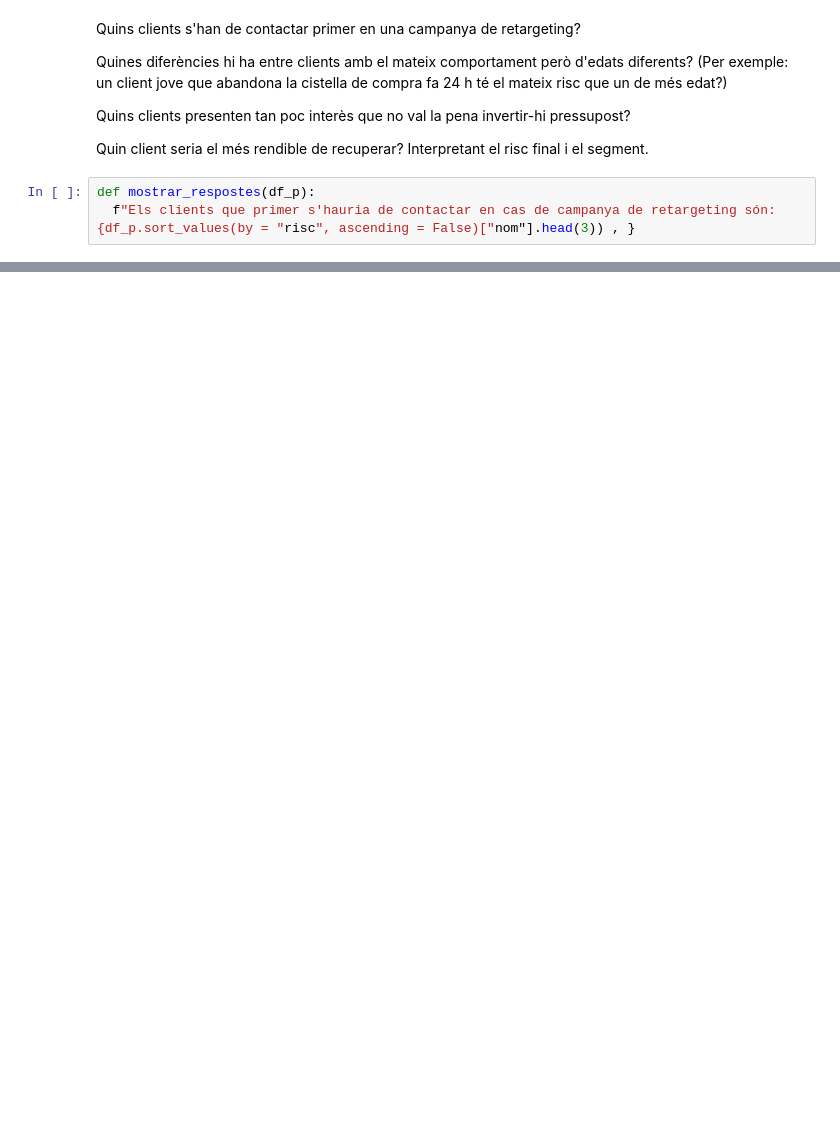
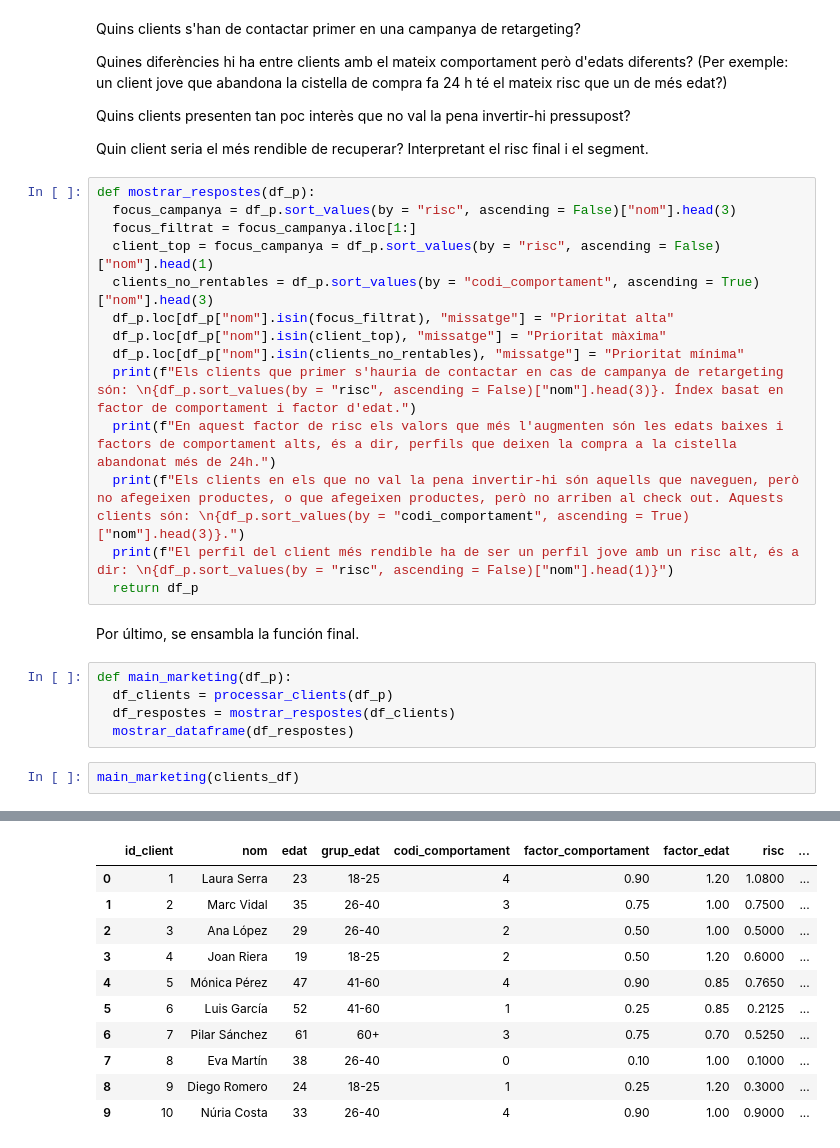
Before and after one commit to DanielSan33-4/ITA.Sprint07, a Jupyter notebook: Sprint07.ipynb, the cells around one changed output, grey strips where cells are left out. Cells and saved outputs as stored; diff of their text form; blank space fills up the shorter version.

```diff
--- a/Sprint07.ipynb
+++ b/Sprint07.ipynb
@@ -400,6 +386,27 @@ Quines diferències hi ha entre clients amb el mateix comportament però d'edats
 Quins clients presenten tan poc interès que no val la pena invertir-hi pressupost?
 
 Quin client seria el més rendible de recuperar? Interpretant el risc final i el segment.
-# %%
-def mostrar_respostes(df_p):
-  f"Els clients que primer s'hauria de contactar en cas de campanya de retargeting són: {df_p.sort_values(by = "risc", ascending = False)["nom"].head(3)) , }
+# %%
+def mostrar_respostes(df_p):
+  focus_campanya = df_p.sort_values(by = "risc", ascending = False)["nom"].head(3)
+  focus_filtrat = focus_campanya.iloc[1:]
+  client_top = focus_campanya = df_p.sort_values(by = "risc", ascending = False)["nom"].head(1)
+  clients_no_rentables = df_p.sort_values(by = "codi_comportament", ascending = True)["nom"].head(3)
+  df_p.loc[df_p["nom"].isin(focus_filtrat), "missatge"] = "Prioritat alta"
+  df_p.loc[df_p["nom"].isin(client_top), "missatge"] = "Prioritat màxima"
+  df_p.loc[df_p["nom"].isin(clients_no_rentables), "missatge"] = "Prioritat mínima"
+  print(f"Els clients que primer s'hauria de contactar en cas de campanya de retargeting són: \n{df_p.sort_values(by = "risc", ascending = False)["nom"].head(3)}. Índex basat en factor de comportament i factor d'edat.")
+  print(f"En aquest factor de risc els valors que més l'augmenten són les edats baixes i factors de comportament alts, és a dir, perfils que deixen la compra a la cistella abandonat més de 24h.")
+  print(f"Els clients en els que no val la pena invertir-hi són aquells que naveguen, però no afegeixen productes, o que afegeixen productes, però no arriben al check out. Aquests clients són: \n{df_p.sort_values(by = "codi_comportament", ascending = True)["nom"].head(3)}.")
+  print(f"El perfil del client més rendible ha de ser un perfil jove amb un risc alt, és a dir: \n{df_p.sort_values(by = "risc", ascending = False)["nom"].head(1)}")
+  return df_p
+# %% [markdown]
+Por último, se ensambla la función final.
+# %%
+def main_marketing(df_p):
+  df_clients = processar_clients(df_p)
+  df_respostes = mostrar_respostes(df_clients)
+  mostrar_dataframe(df_respostes)
+# %%
+main_marketing(clients_df)
+# %% [output]
@@ -405,0 +427,11 @@ def mostrar_respostes(df_p):
+|  | id_client | nom | edat | grup_edat | codi_comportament | factor_comportament | factor_edat | risc | ... |
+| 0 | 1 | Laura Serra | 23 | 18-25 | 4 | 0.90 | 1.20 | 1.0800 | ... |
+| 1 | 2 | Marc Vidal | 35 | 26-40 | 3 | 0.75 | 1.00 | 0.7500 | ... |
+| 2 | 3 | Ana López | 29 | 26-40 | 2 | 0.50 | 1.00 | 0.5000 | ... |
+| 3 | 4 | Joan Riera | 19 | 18-25 | 2 | 0.50 | 1.20 | 0.6000 | ... |
+| 4 | 5 | Mónica Pérez | 47 | 41-60 | 4 | 0.90 | 0.85 | 0.7650 | ... |
+| 5 | 6 | Luis García | 52 | 41-60 | 1 | 0.25 | 0.85 | 0.2125 | ... |
+| 6 | 7 | Pilar Sánchez | 61 | 60+ | 3 | 0.75 | 0.70 | 0.5250 | ... |
+| 7 | 8 | Eva Martín | 38 | 26-40 | 0 | 0.10 | 1.00 | 0.1000 | ... |
+| 8 | 9 | Diego Romero | 24 | 18-25 | 1 | 0.25 | 1.20 | 0.3000 | ... |
+| 9 | 10 | Núria Costa | 33 | 26-40 | 4 | 0.90 | 1.00 | 0.9000 | ... |
```
Also changed, not shown: parts of 4 cells of this notebook.
